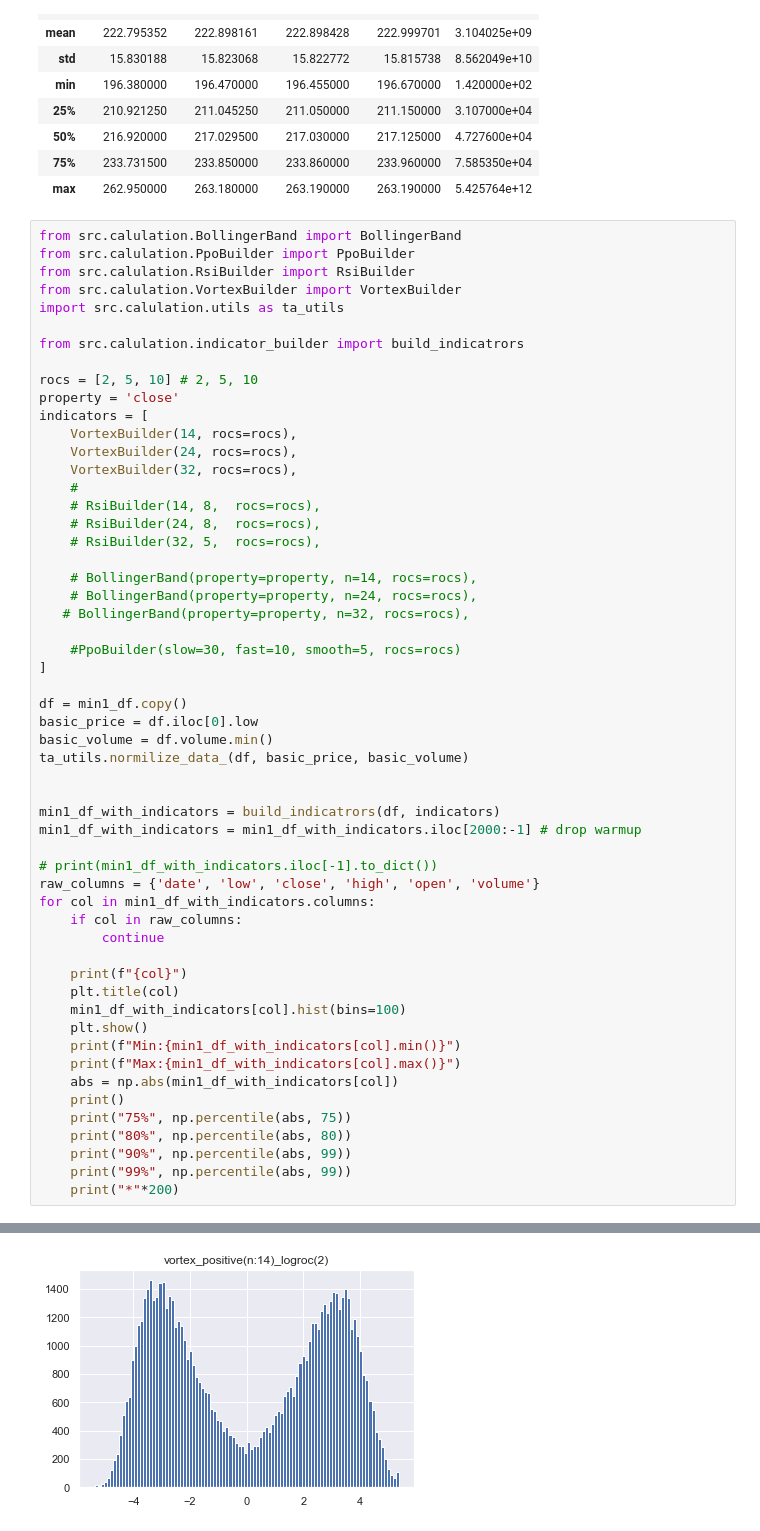
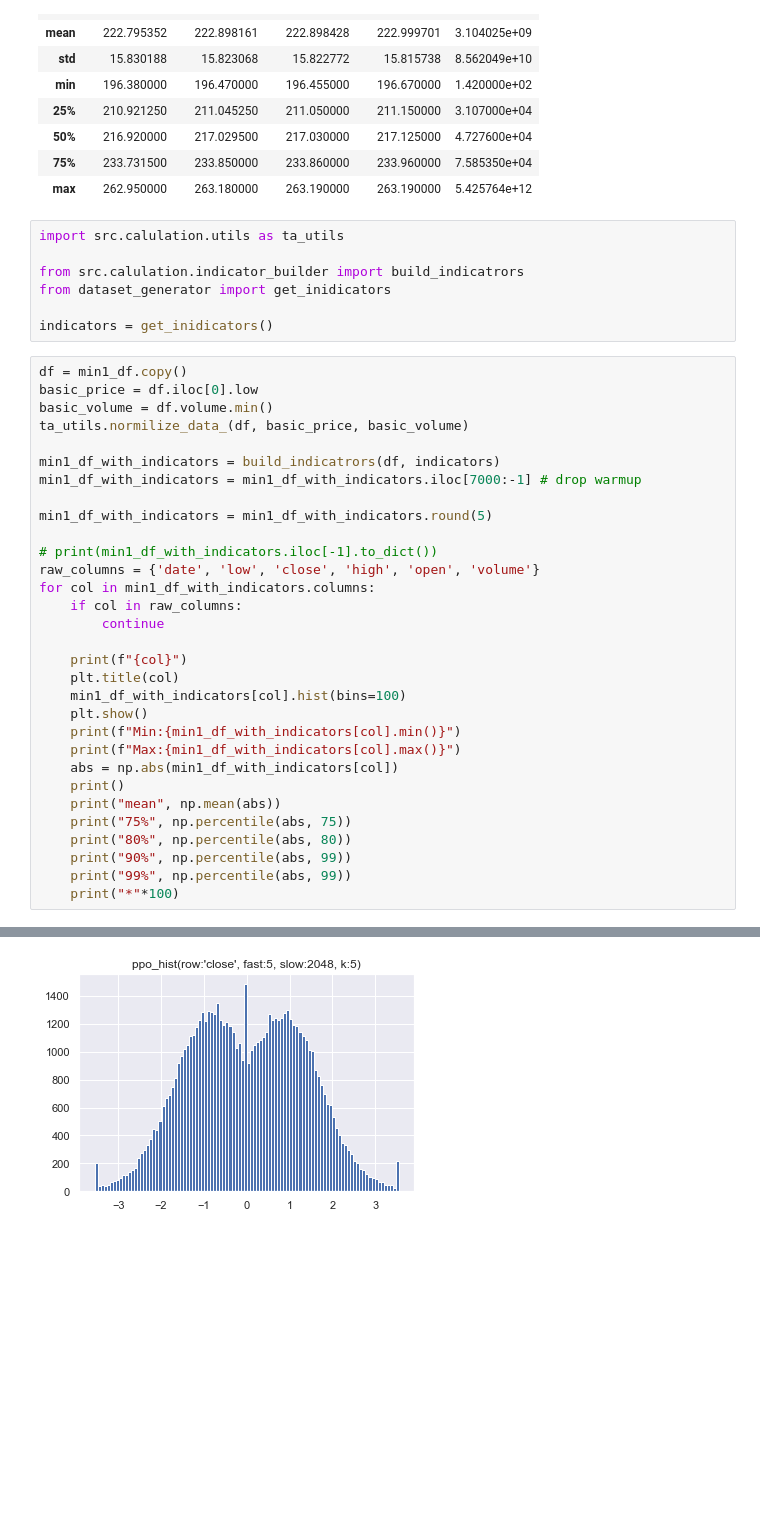
Before and after one commit to lukyanoff/deep_dixi, a Jupyter notebook: min1_stock_monitor.ipynb, the cells around one changed output, grey strips where cells are left out. Saved outputs shown, nothing was run; the diff lists cells and outputs as text; blank space fills up the shorter version.

```diff
--- a/min1_stock_monitor.ipynb
+++ b/min1_stock_monitor.ipynb
@@ -47,41 +51,23 @@ min1_df.describe()
 | 50% | 216.920000 | 217.029500 | 217.030000 | 217.125000 | 4.727600e+04 |
 | 75% | 233.731500 | 233.850000 | 233.860000 | 233.960000 | 7.585350e+04 |
 | max | 262.950000 | 263.180000 | 263.190000 | 263.190000 | 5.425764e+12 |
+# %%
+import src.calulation.utils as ta_utils
+
+from src.calulation.indicator_builder import build_indicatrors
+from dataset_generator import get_inidicators
+
+indicators = get_inidicators()
 # %%
-from src.calulation.BollingerBand import BollingerBand
-from src.calulation.PpoBuilder import PpoBuilder
-from src.calulation.RsiBuilder import RsiBuilder
-from src.calulation.VortexBuilder import VortexBuilder
-import src.calulation.utils as ta_utils
-
-from src.calulation.indicator_builder import build_indicatrors
-
-rocs = [2, 5, 10] # 2, 5, 10
-property = 'close'
-indicators = [
-    VortexBuilder(14, rocs=rocs),
-    VortexBuilder(24, rocs=rocs),
-    VortexBuilder(32, rocs=rocs),
-    #
-    # RsiBuilder(14, 8,  rocs=rocs),
-    # RsiBuilder(24, 8,  rocs=rocs),
-    # RsiBuilder(32, 5,  rocs=rocs),
-
-    # BollingerBand(property=property, n=14, rocs=rocs),
-    # BollingerBand(property=property, n=24, rocs=rocs),
-   # BollingerBand(property=property, n=32, rocs=rocs),
-
-    #PpoBuilder(slow=30, fast=10, smooth=5, rocs=rocs)
-]
-
 df = min1_df.copy()
 basic_price = df.iloc[0].low
 basic_volume = df.volume.min()
 ta_utils.normilize_data_(df, basic_price, basic_volume)
 
+min1_df_with_indicators = build_indicatrors(df, indicators)
+min1_df_with_indicators = min1_df_with_indicators.iloc[7000:-1] # drop warmup
 
-min1_df_with_indicators = build_indicatrors(df, indicators)
-min1_df_with_indicators = min1_df_with_indicators.iloc[2000:-1] # drop warmup
+min1_df_with_indicators = min1_df_with_indicators.round(5)
 
 # print(min1_df_with_indicators.iloc[-1].to_dict())
 raw_columns = {'date', 'low', 'close', 'high', 'open', 'volume'}
@@ -97,9 +83,10 @@ for col in min1_df_with_indicators.columns:
     print(f"Max:{min1_df_with_indicators[col].max()}")
     abs = np.abs(min1_df_with_indicators[col])
     print()
+    print("mean", np.mean(abs))
     print("75%", np.percentile(abs, 75))
     print("80%", np.percentile(abs, 80))
     print("90%", np.percentile(abs, 99))
     print("99%", np.percentile(abs, 99))
-    print("*"*200)
+    print("*"*100)
 # %% [output]
@@ -127 +116 @@ vortex_positive(n:14)_logroc(2)
-[figure, old version]
+[figure, new version]
```
Also changed, not shown: parts of 10 cells of this notebook, 9 other files.
